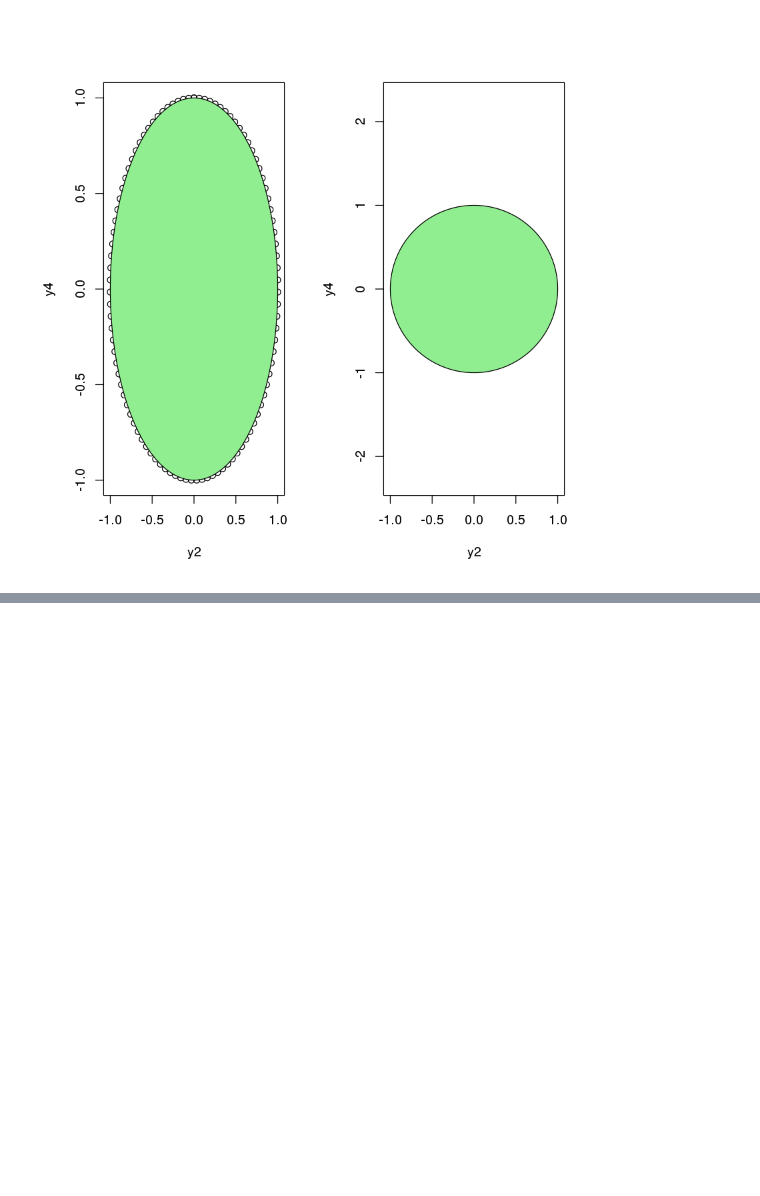
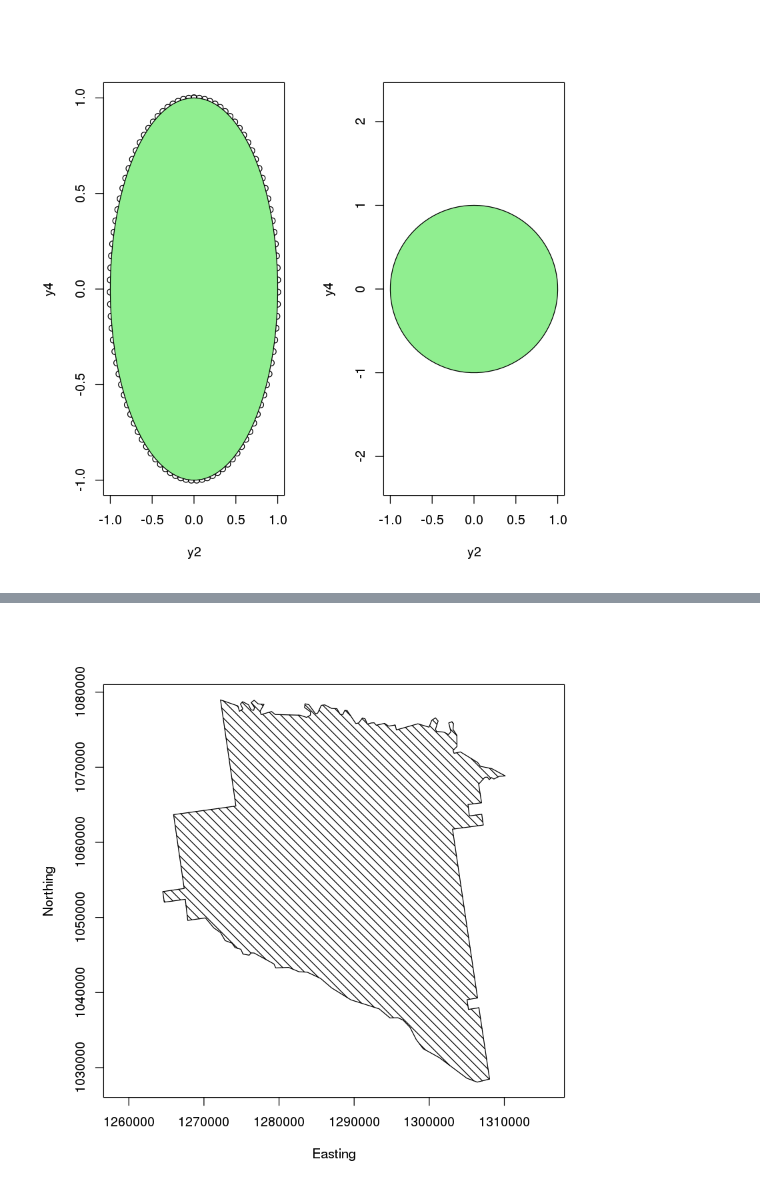
Before and after one commit to raov5/Spatial-Analysis-and-Mapping-with-R, a Jupyter notebook: Data and Plots.ipynb, the cells around one changed output, grey strips where cells are left out. Saved outputs shown, nothing was run; the diff lists cells and outputs as text; code cells hidden in the pictures; blank space fills up the shorter version.

```diff
--- a/Data and Plots.ipynb
+++ b/Data and Plots.ipynb
@@ -937,0 +978,13 @@ Warning message in install.packages("GISTools", depend = T):
+# %%
+#select the first element in the dataset belonging to Appling County, Georgia
+appling <- georgia.polys[[1]]
+# %%
+#set the plot extent
+plot(appling, asp = 1, # asp = aspect ratio; ensures that x and y scales are the same
+    type = "n", # type "n" parameter ensures that no lines or points are added
+    xlab = "Easting", ylab = "Northing") #x and y-axis labels
+
+#plot the selected features with hatching
+polygon(appling, density = 14, angle = 135)
+# %% [output]
+[figure, added]
```
Also changed, not shown: parts of 19 cells of this notebook.
